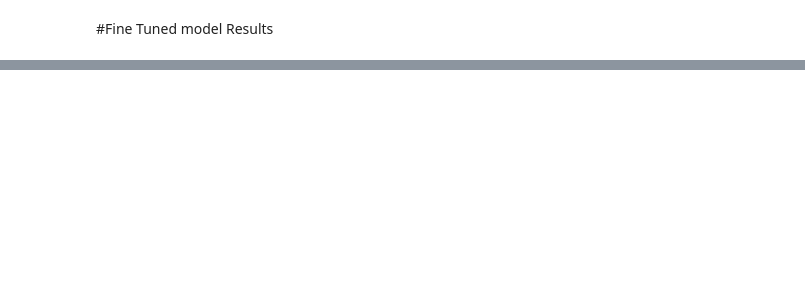
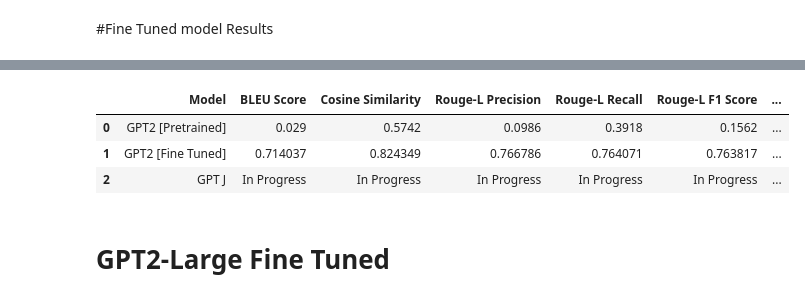
Before and after one commit to jeffreyong15/Counsel.NLP, a Jupyter notebook: Baseline Experiment/Baseline Evaluation/Baseline_Evaluation(260)[GPTJ_EDIT].ipynb, the cells around one changed output, grey strips where cells are left out. Saved outputs shown, nothing was run; the diff lists cells and outputs as text; code cells hidden in the pictures; blank space fills up the shorter version.

```diff
--- a/Baseline Experiment/Baseline Evaluation/Baseline_Evaluation(260)[GPTJ_EDIT].ipynb
+++ b/Baseline Experiment/Baseline Evaluation/Baseline_Evaluation(260)[GPTJ_EDIT].ipynb
@@ -134,5 +162,5 @@ true_labels = test_data["Response"].tolist()
 # %% [markdown]
 ## Baseline Models: GPT-J without Fine-Tuning
 # %%
-gptj_tokenizer = AutoTokenizer.from_pretrained("gpt2-large")
-gptj_model = AutoModelForCausalLM.from_pretrained("gpt2-large")
+gptj_tokenizer = AutoTokenizer.from_pretrained("gpt2")
+gptj_model = AutoModelForCausalLM.from_pretrained("gpt2")
@@ -379,6 +508,7 @@ trainer.train()
 # %%
 def get_gpt_fine_prediction(query, max_length=50):
     inputs = gptj_tokenizer(query, return_tensors="pt", padding=True)  # Adds padding
+    inputs = inputs.to(gpt_model_fine.device)
     with torch.no_grad():
         outputs = gpt_model_fine.generate(
             inputs.input_ids,
@@ -397,9 +527,12 @@ def evaluate_gpt_fine(queries, true_labels):
         start_time = time.time()
         response = get_gpt_fine_prediction(query)
         end_time = time.time()
-        # print(query + ', ' + response)
+        start_response = response.find('> ')
+        end_response = response.find('\n')
+        fine_tuned_response = response[start_response + 2:end_response]
         # model's response = predicted label
-        predictions.append(response)
+        print(fine_tuned_response)
+        predictions.append(fine_tuned_response)
         total_time += (end_time - start_time)
 
     avg_response_time = total_time / len(queries)
@@ -416,13 +554,20 @@ print(f"Rouge-L F1 Score: {rouge_l_f1_fine * 100:.2f}%")
 # %%
 metrics_llm_data = {
-    'Model': ['GPT2-Large[Pretrained]','GPT2-Large [Fine Tuned]', 'GPT J'],
+    'Model': ['GPT2 [Pretrained]','GPT2 [Fine Tuned]', 'GPT J'],
     'BLEU Score': [bleu_score_pre, bleu_score_fine, "In Progress"],
     'Cosine Similarity': [cos_sim_pre, cos_sim_fine, "In Progress"],
     'Rouge-L Precision': [rouge_l_precision_pre, rouge_l_precision_fine, "In Progress"],
     'Rouge-L Recall': [rouge_l_recall_pre, rouge_l_recall_fine, "In Progress"],
     'Rouge-L F1 Score': [rouge_l_f1_pre, rouge_l_f1_fine, "In Progress"],
     'Response Time (s)': [avg_response_time_pre, avg_response_time_fine, "In Progress"]
 }
 
 metrics_llm_df = pd.DataFrame(metrics_llm_data)
 metrics_llm_df
+# %% [output]
+|  | Model | BLEU Score | Cosine Similarity | Rouge-L Precision | Rouge-L Recall | Rouge-L F1 Score | ... |
+| 0 | GPT2 [Pretrained] | 0.029 | 0.5742 | 0.0986 | 0.3918 | 0.1562 | ... |
+| 1 | GPT2 [Fine Tuned] | 0.714037 | 0.824349 | 0.766786 | 0.764071 | 0.763817 | ... |
+| 2 | GPT J | In Progress | In Progress | In Progress | In Progress | In Progress | ... |
+# %% [markdown]
+# GPT2-Large Fine Tuned
```
Also changed, not shown: parts of 25 cells of this notebook.
